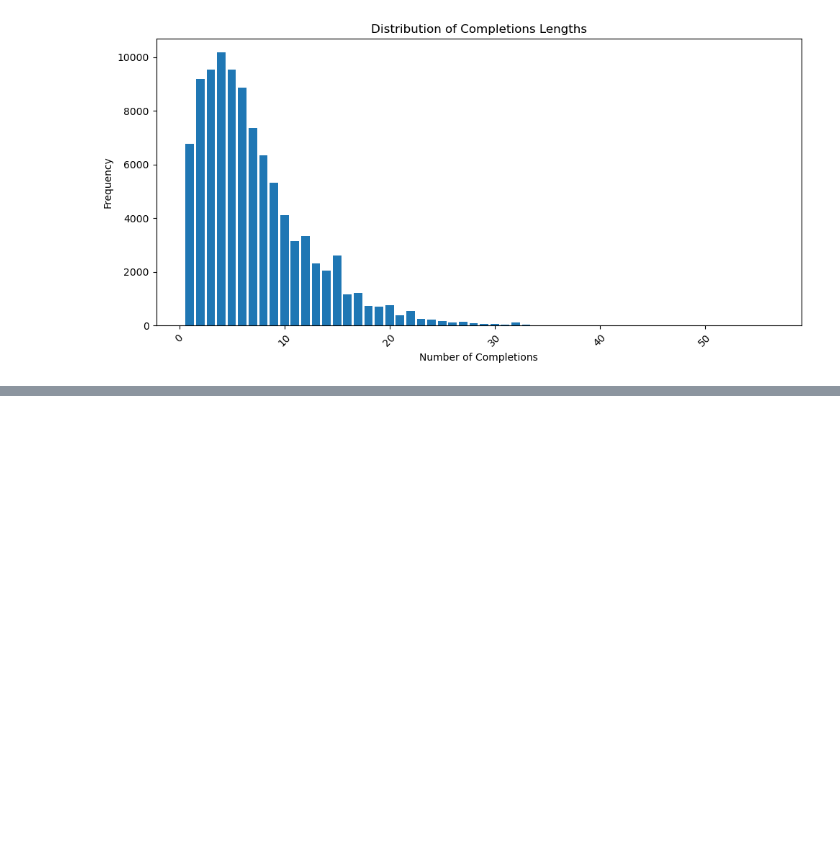
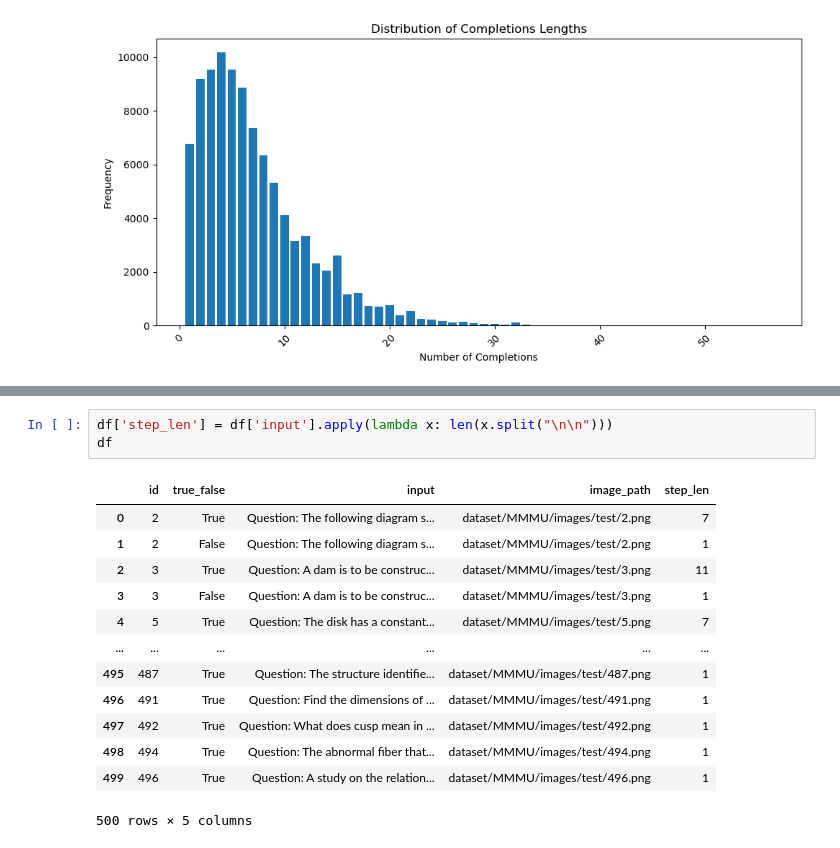
Before and after one commit to FrozenWolf-Cyber/Math-PRM, a Jupyter notebook: datagen.ipynb, the cells around one changed output, grey strips where cells are left out. Drawn from its saved outputs; the diff is of its cells as text; blank space fills up the shorter version.

```diff
--- a/datagen.ipynb
+++ b/datagen.ipynb
@@ -1213,0 +1222,17 @@ plt.show()
+# %%
+df['step_len'] = df['input'].apply(lambda x: len(x.split("\n\n")))
+df
+# %% [output]
+|  | id | true_false | input | image_path | step_len |
+| 0 | 2 | True | Question: The following diagram s... | dataset/MMMU/images/test/2.png | 7 |
+| 1 | 2 | False | Question: The following diagram s... | dataset/MMMU/images/test/2.png | 1 |
+| 2 | 3 | True | Question: A dam is to be construc... | dataset/MMMU/images/test/3.png | 11 |
+| 3 | 3 | False | Question: A dam is to be construc... | dataset/MMMU/images/test/3.png | 1 |
+| 4 | 5 | True | Question: The disk has a constant... | dataset/MMMU/images/test/5.png | 7 |
+| ... | ... | ... | ... | ... | ... |
+| 495 | 487 | True | Question: The structure identifie... | dataset/MMMU/images/test/487.png | 1 |
+| 496 | 491 | True | Question: Find the dimensions of ... | dataset/MMMU/images/test/491.png | 1 |
+| 497 | 492 | True | Question: What does cusp mean in ... | dataset/MMMU/images/test/492.png | 1 |
+| 498 | 494 | True | Question: The abnormal fiber that... | dataset/MMMU/images/test/494.png | 1 |
+| 499 | 496 | True | Question: A study on the relation... | dataset/MMMU/images/test/496.png | 1 |
+500 rows × 5 columns
```
Also changed, not shown: parts of 3 cells of this notebook, 8 other files.
